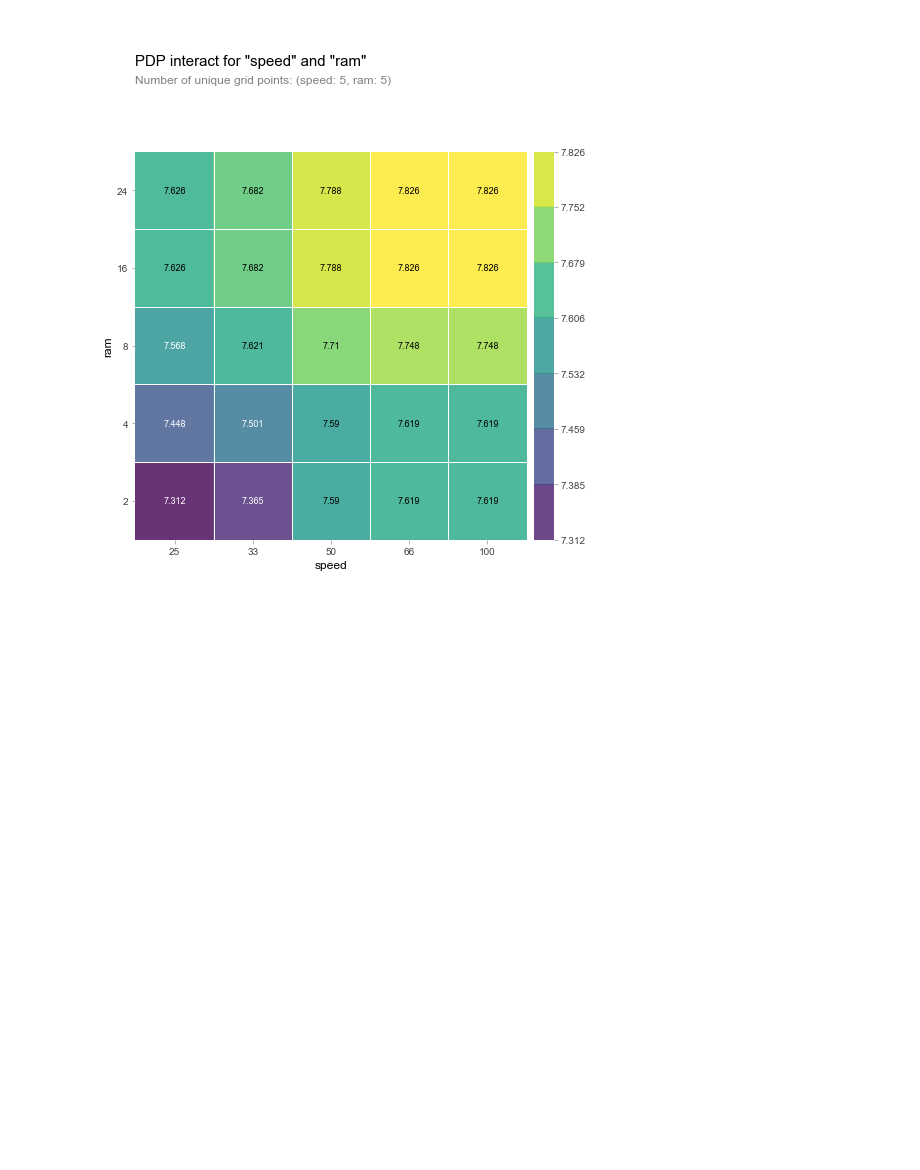
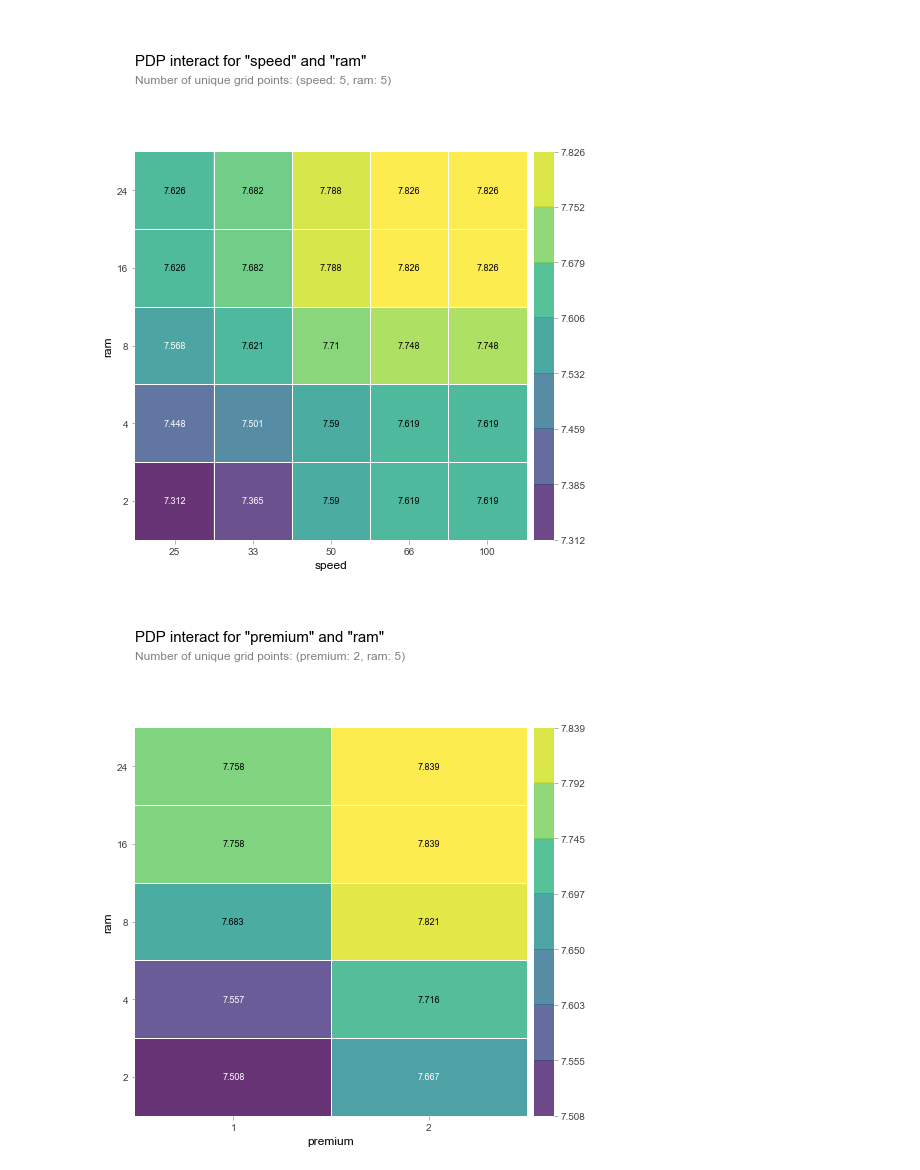
Before and after one commit to datasheppard/Unit-2-Project, a Jupyter notebook: Computer_Data.ipynb, the cells around one changed output. Saved outputs shown, nothing was run; the diff lists cells and outputs as text; code cells hidden in the pictures; blank space fills up the shorter version.

```diff
--- a/Computer_Data.ipynb
+++ b/Computer_Data.ipynb
@@ -286,3 +286,16 @@ interaction = pdp_interact(
 pdp_interact_plot(interaction, plot_type='grid', feature_names=features);
 # %% [output]
 [figure]
+# %%
+features = ['premium', 'ram']
+
+interaction = pdp_interact(
+    model=model,
+    dataset=xve,
+    model_features=xve.columns,
+    features=features
+)
+
+pdp_interact_plot(interaction, plot_type='grid', feature_names=features);
+# %% [output]
+[figure, added]
```
Also changed, not shown: parts of 1 cell of this notebook.
